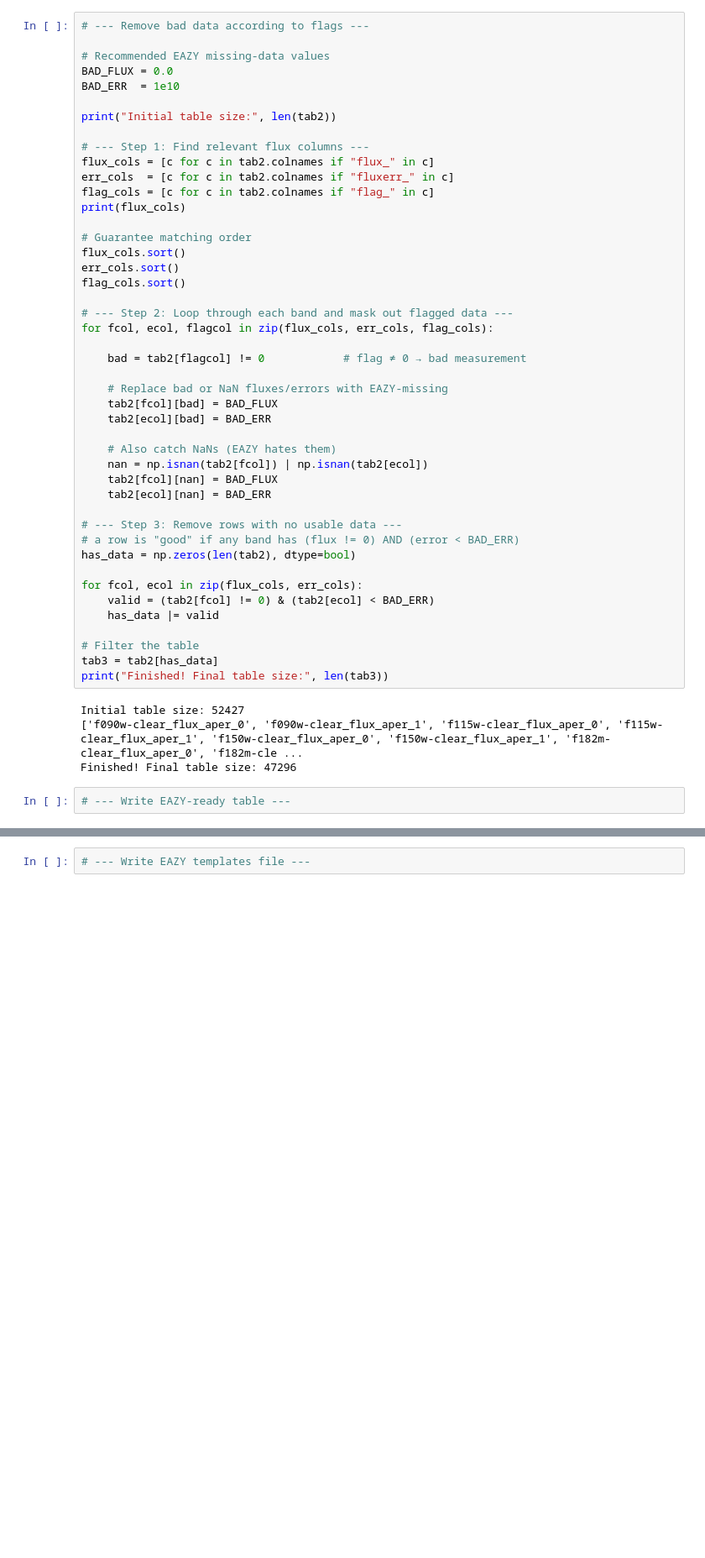
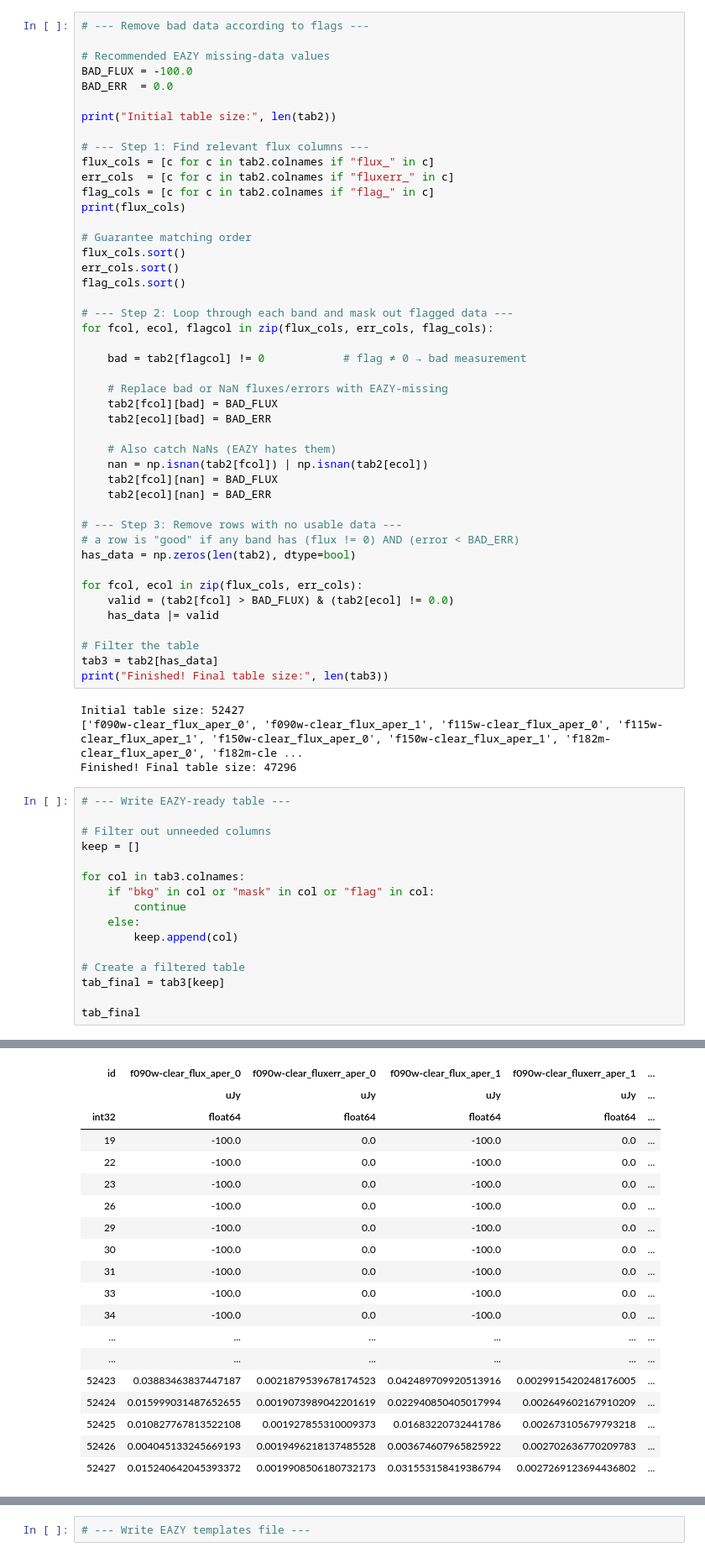
Before and after one commit to sfremy/my-eazy-jwst, a Jupyter notebook: scripts/z_visualization.ipynb, the cells around one changed output, grey strips where cells are left out. Shown at 84% size. Saved outputs shown, nothing was run; the diff lists cells and outputs as text; blank space fills up the shorter version.

```diff
--- a/scripts/z_visualization.ipynb
+++ b/scripts/z_visualization.ipynb
@@ -186,8 +191,8 @@ GTable length=52427
 # --- Remove bad data according to flags ---
 
 # Recommended EAZY missing-data values
-BAD_FLUX = 0.0
-BAD_ERR  = 1e10
+BAD_FLUX = -100.0
+BAD_ERR  = 0.0
 
 print("Initial table size:", len(tab2))
 
@@ -221,7 +226,7 @@ for fcol, ecol, flagcol in zip(flux_cols, err_cols, flag_cols):
 has_data = np.zeros(len(tab2), dtype=bool)
 
 for fcol, ecol in zip(flux_cols, err_cols):
-    valid = (tab2[fcol] != 0) & (tab2[ecol] < BAD_ERR)
+    valid = (tab2[fcol] > BAD_FLUX) & (tab2[ecol] != 0.0)
     has_data |= valid
 
 # Filter the table
@@ -233,3 +238,18 @@ Initial table size: 52427
 Finished! Final table size: 47296
 # %%
 # --- Write EAZY-ready table ---
+
+# Filter out unneeded columns
+keep = []
+
+for col in tab3.colnames:
+    if "bkg" in col or "mask" in col or "flag" in col:
+        continue
+    else:
+        keep.append(col)
+
+# Create a filtered table
+tab_final = tab3[keep]
+
+tab_final
+# %% [output]
@@ -236,3 +257,22 @@ Finished! Final table size: 47296
+| id | f090w-clear_flux_aper_0 | f090w-clear_fluxerr_aper_0 | f090w-clear_flux_aper_1 | f090w-clear_fluxerr_aper_1 | ... |
+|  | uJy | uJy | uJy | uJy | ... |
+| int32 | float64 | float64 | float64 | float64 | ... |
+| 19 | -100.0 | 0.0 | -100.0 | 0.0 | ... |
+| 22 | -100.0 | 0.0 | -100.0 | 0.0 | ... |
+| 23 | -100.0 | 0.0 | -100.0 | 0.0 | ... |
+| 26 | -100.0 | 0.0 | -100.0 | 0.0 | ... |
+| 29 | -100.0 | 0.0 | -100.0 | 0.0 | ... |
+| 30 | -100.0 | 0.0 | -100.0 | 0.0 | ... |
+| 31 | -100.0 | 0.0 | -100.0 | 0.0 | ... |
+| 33 | -100.0 | 0.0 | -100.0 | 0.0 | ... |
+| 34 | -100.0 | 0.0 | -100.0 | 0.0 | ... |
+| ... | ... | ... | ... | ... | ... |
+| ... | ... | ... | ... | ... | ... |
+| 52423 | 0.03883463837447187 | 0.0021879539678174523 | 0.042489709920513916 | 0.0029915420248176005 | ... |
+| 52424 | 0.015999031487652655 | 0.0019073989042201619 | 0.022940850405017994 | 0.002649602167910209 | ... |
+| 52425 | 0.010827767813522108 | 0.001927855310009373 | 0.01683220732441786 | 0.002673105679793218 | ... |
+| 52426 | 0.004045133245669193 | 0.0019496218137485528 | 0.003674607965825922 | 0.002702636770209783 | ... |
+| 52427 | 0.015240642045393372 | 0.0019908506180732173 | 0.031553158419386794 | 0.0027269123694436802 | ... |
 # %%
 # -- Define filter loading function --
 
```
Also changed, not shown: parts of 3 cells of this notebook.
